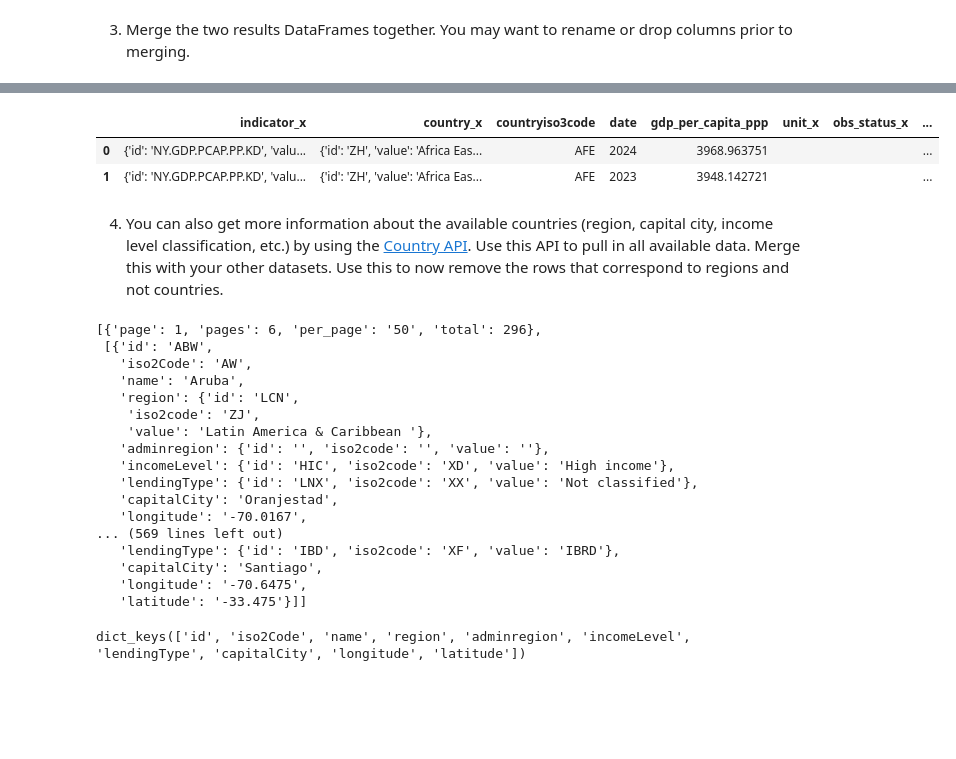
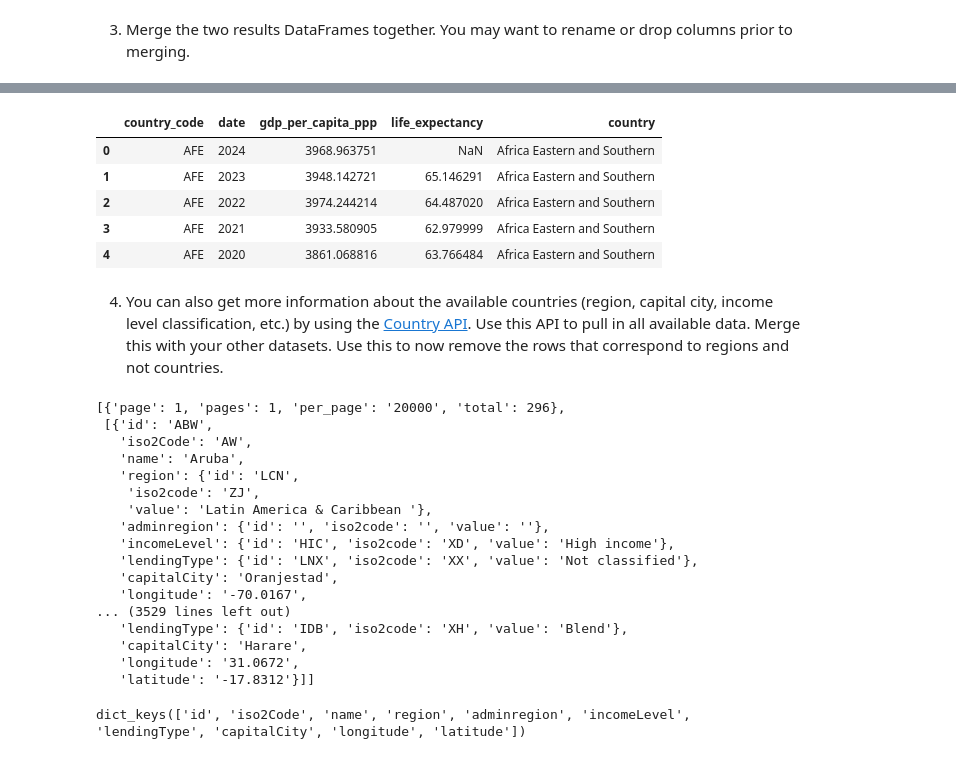
Before and after one commit to nss-data-science-cohort-9/apis-exercise-Grantalan, a Jupyter notebook: notebooks/UNData_API_Exercise.ipynb, the cells around one changed output, grey strips where cells are left out. Drawn from its saved outputs; the diff is of its cells as text; code cells hidden in the pictures; blank space fills up the shorter version.

```diff
--- a/notebooks/UNData_API_Exercise.ipynb
+++ b/notebooks/UNData_API_Exercise.ipynb
@@ -50,6 +60,6 @@ res[1][0].keys()
 # %% [output]
 dict_keys(['indicator', 'country', 'countryiso3code', 'date', 'value', 'unit', 'obs_status', 'decimal'])
 # %%
-gdp_df = pd.DataFrame(res[1])
+gdp_df = pd.json_normalize(res[1])
 gdp_df.head(2)
 # %% [output]
@@ -86,6 +98,6 @@ res2[1][0].keys()
 # %% [output]
 dict_keys(['indicator', 'country', 'countryiso3code', 'date', 'value', 'unit', 'obs_status', 'decimal'])
 # %%
-le_df = pd.DataFrame(res2[1])
+le_df = pd.json_normalize(res2[1])
 le_df.head(2)
 # %% [output]
@@ -99,13 +119,18 @@ gdp_df = gdp_df.rename(columns={'value': 'gdp_per_capita_ppp'})
 # %%
 le_df = le_df.rename(columns={'value': 'life_expectancy'})
 # %%
-merged_df = pd.merge(gdp_df, le_df, on=['countryiso3code', 'date'], how='inner')
+merged_gdp_le = pd.merge(gdp_df, le_df, on=['countryiso3code', 'date'], how='inner')
+# %%
+clean_gdp_le_df = merged_gdp_le[['countryiso3code', 'date', 'gdp_per_capita_ppp', 'life_expectancy', 'country.value_x']].rename(columns={'countryiso3code': 'country_code', 'country.value_x': 'country'})
 # %%
-merged_df.head(2)
+clean_gdp_le_df.head()
 # %% [output]
-|  | indicator_x | country_x | countryiso3code | date | gdp_per_capita_ppp | unit_x | obs_status_x | ... |
-| 0 | {'id': 'NY.GDP.PCAP.PP.KD', 'valu... | {'id': 'ZH', 'value': 'Africa Eas... | AFE | 2024 | 3968.963751 |  |  | ... |
-| 1 | {'id': 'NY.GDP.PCAP.PP.KD', 'valu... | {'id': 'ZH', 'value': 'Africa Eas... | AFE | 2023 | 3948.142721 |  |  | ... |
+|  | country_code | date | gdp_per_capita_ppp | life_expectancy | country |
+| 0 | AFE | 2024 | 3968.963751 | NaN | Africa Eastern and Southern |
+| 1 | AFE | 2023 | 3948.142721 | 65.146291 | Africa Eastern and Southern |
+| 2 | AFE | 2022 | 3974.244214 | 64.487020 | Africa Eastern and Southern |
+| 3 | AFE | 2021 | 3933.580905 | 62.979999 | Africa Eastern and Southern |
+| 4 | AFE | 2020 | 3861.068816 | 63.766484 | Africa Eastern and Southern |
 # %% [markdown]
 4. You can also get more information about the available countries (region, capital city, income level classification, etc.) by using the [Country API](https://datahelpdesk.worldbank.org/knowledgebase/articles/898590-country-api-queries). Use this API to pull in all available data. Merge this with your other datasets. Use this to now remove the rows that correspond to regions and not countries.
 # %%
@@ -114,9 +139,9 @@ endpoint3 = 'https://api.worldbank.org/v2/country?format=json'
 response3 = requests.get(endpoint3)
 # %%
 res3 = response3.json()
-res3
+res3[:5]
 # %% [output]
-[{'page': 1, 'pages': 6, 'per_page': '50', 'total': 296},
+[{'page': 1, 'pages': 1, 'per_page': '20000', 'total': 296},
  [{'id': 'ABW',
    'iso2Code': 'AW',
    'name': 'Aruba',
@@ -128,11 +153,11 @@ res3
    'lendingType': {'id': 'LNX', 'iso2code': 'XX', 'value': 'Not classified'},
    'capitalCity': 'Oranjestad',
    'longitude': '-70.0167',
-... (569 lines left out)
-   'lendingType': {'id': 'IBD', 'iso2code': 'XF', 'value': 'IBRD'},
-   'capitalCity': 'Santiago',
-   'longitude': '-70.6475',
-   'latitude': '-33.475'}]]
+... (3529 lines left out)
+   'lendingType': {'id': 'IDB', 'iso2code': 'XH', 'value': 'Blend'},
+   'capitalCity': 'Harare',
+   'longitude': '31.0672',
+   'latitude': '-17.8312'}]]
 # %%
 # Retrieve keys from dictionary
 res3[1][0].keys()
```
Also changed, not shown: parts of 10 cells of this notebook.
